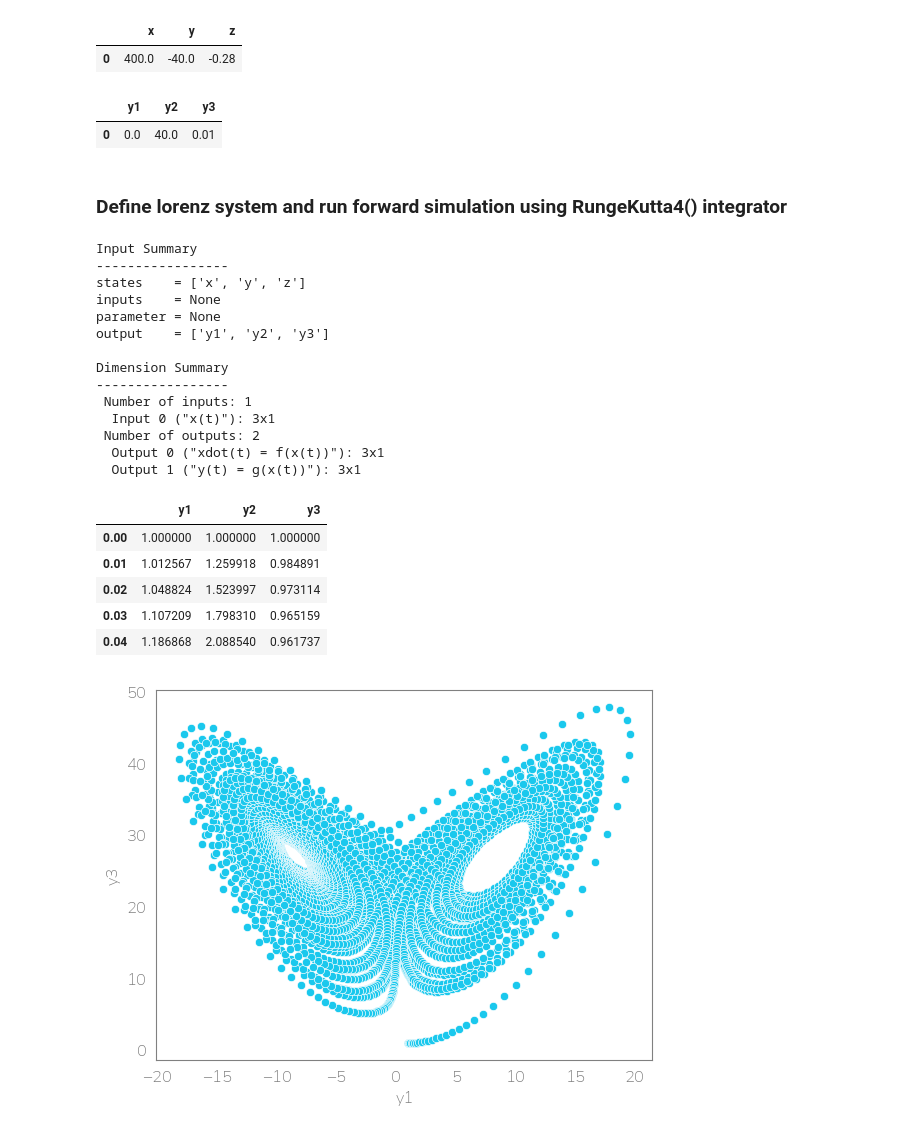
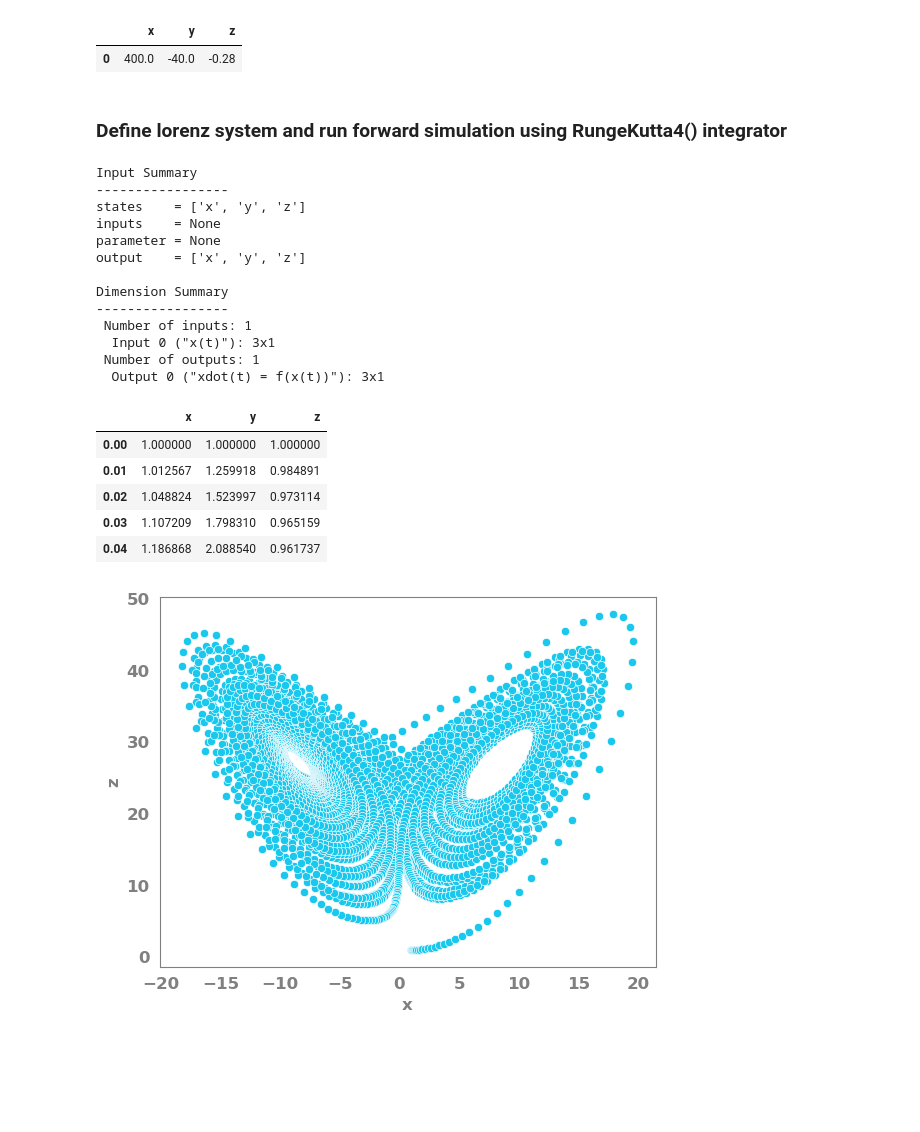
Before and after one commit to G-Licitra/scikit-identification, a Jupyter notebook: notebooks/lorenz.ipynb, the cells around one changed output. Saved outputs shown, nothing was run; the diff lists cells and outputs as text; code cells hidden in the pictures; blank space fills up the shorter version.

```diff
--- a/notebooks/lorenz.ipynb
+++ b/notebooks/lorenz.ipynb
@@ -81,16 +79,11 @@ Xdot_val
 # %% [output]
 |  | x | y | z |
 | 0 | 400.0 | -40.0 | -0.28 |
-# %%
-Y_val
-# %% [output]
-|  | y1 | y2 | y3 |
-| 0 | 0.0 | 40.0 | 0.01 |
 # %% [markdown]
 ### Define lorenz system and run forward simulation using RungeKutta4() integrator
 # %%
 # define states and parameters
-(states, _, _) = generate_model_parameters(nstate=3)
+(states, _, _) = generate_model_attributes(state_size=3)
 x, y, z = states[0], states[1], states[2]
 
 sigma = 10
@@ -99,11 +92,11 @@ beta = 8.0 / 3.0
 
 # dx = f(states) <==> rhs = f(x)
 rhs = [sigma * (y - x), x * (rho - z) - y, x * y - beta * z]
-model = DynamicModel(states=states, model_dynamics=rhs, state_name=["x", "y", "z"])
+model = DynamicModel(state=states, model_dynamics=rhs, state_name=["x", "y", "z"])
 
 # invoke integrator
 rk4 = RungeKutta4(model=model, fs=100)
-_ = rk4.simulate(x0=[1, 1, 1], N_steps=5000)
+_ = rk4.simulate(initial_condition=[1, 1, 1], n_steps=5000)
 
 df_sim = rk4.output_sim_
 # %%
@@ -114,19 +107,18 @@ Input Summary
 states    = ['x', 'y', 'z']
 inputs    = None
 parameter = None
-output    = ['y1', 'y2', 'y3']
+output    = ['x', 'y', 'z']
 
 Dimension Summary
 -----------------
  Number of inputs: 1
   Input 0 ("x(t)"): 3x1
- Number of outputs: 2
+ Number of outputs: 1
   Output 0 ("xdot(t) = f(x(t))"): 3x1
-  Output 1 ("y(t) = g(x(t))"): 3x1
 # %%
 df_sim.head()
 # %% [output]
-|  | y1 | y2 | y3 |
+|  | x | y | z |
 | 0.00 | 1.000000 | 1.000000 | 1.000000 |
 | 0.01 | 1.012567 | 1.259918 | 0.984891 |
 | 0.02 | 1.048824 | 1.523997 | 0.973114 |
@@ -134,7 +126,7 @@ df_sim.head()
 | 0.04 | 1.186868 | 2.088540 | 0.961737 |
 # %%
 _ = sns.scatterplot(data=df_sim,
-                x="y1",
-                y="y3")
+                x="x",
+                y="z")
 # %% [output]
-[figure, old version]
+[figure, new version]
```
Also changed, not shown: parts of 6 cells of this notebook, 1 other file.
